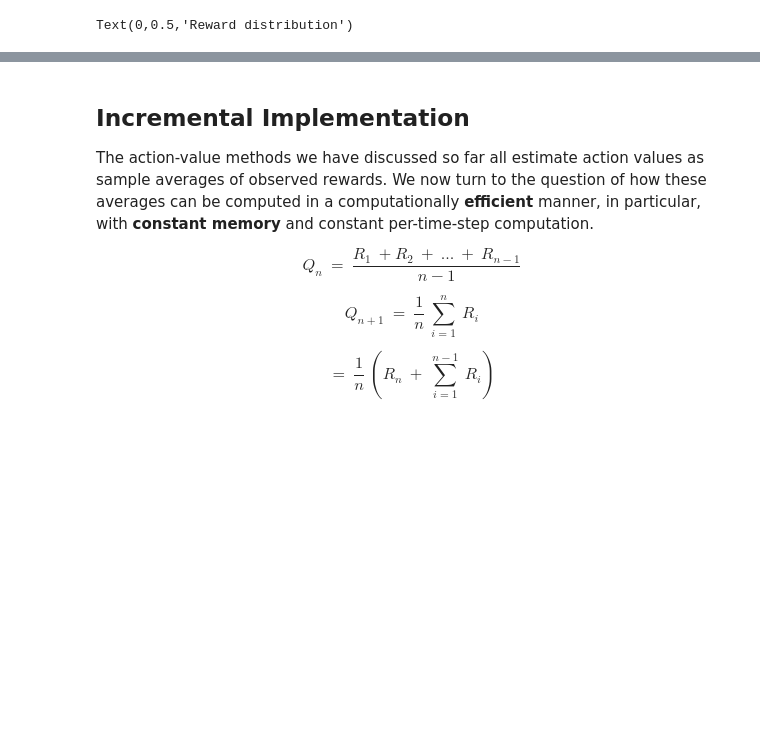
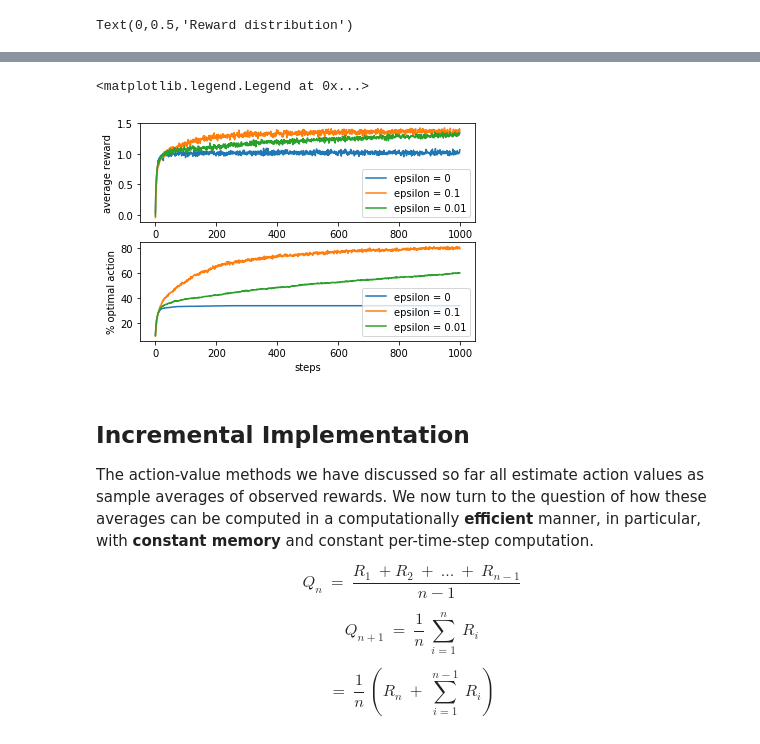
Before and after one commit to amirhossein-hkh/sutton_rl_practice, a Jupyter notebook: Chapter 2.ipynb, the cells around one changed output, grey strips where cells are left out. Cells and saved outputs as stored; diff of their text form; code cells hidden in the pictures; blank space fills up the shorter version.

Commit message:
add figures

```diff
--- a/Chapter 2.ipynb
+++ b/Chapter 2.ipynb
@@ -149,3 +219,37 @@ plt.legend()
+# %%
+import matplotlib.pyplot as plt
+
+#Figure 2.2
+epsilons = [0, 0.1, 0.01]
+epsilon_greedy_bandits = [Bandit(arms=10, estimation_method=EstimationMethod.SAMPLE_AVERAGE_INCREMENTAL,
+                                 action_selection_method=ActionSelectionMethod.EPSILON_GREEDY, epsilon=eps)
+                          for eps in epsilons]
+
+epsilon_greedy_best_action, epsilon_greedy_rewards = [], []
+for bandit in epsilon_greedy_bandits:
+    result = bandit.simulate(2000, 1000)
+    epsilon_greedy_best_action.append(result[0])
+    epsilon_greedy_rewards.append(result[1])
+
+%matplotlib inline
+plt.figure()
+
+plt.subplot(2, 1, 1)
+for eps, rewards in zip(epsilons, epsilon_greedy_rewards):
+    plt.plot(rewards, label='epsilon = {}'.format(eps))
+plt.xlabel('steps')
+plt.ylabel('average reward')
+plt.legend()
+
+plt.subplot(2, 1, 2)
+for eps, counts in zip(epsilons, epsilon_greedy_best_action):
+    plt.plot(counts * 100, label='epsilon = {}'.format(eps))
+plt.xlabel('steps')
+plt.ylabel('% optimal action')
+plt.legend()
+# %% [output]
+<matplotlib.legend.Legend at 0x...>
+[figure, added]
 # %% [markdown]
 ## Incremental Implementation
 The action-value methods we have discussed so far all estimate action values as sample
```
Also changed, not shown: parts of 17 cells of this notebook.
